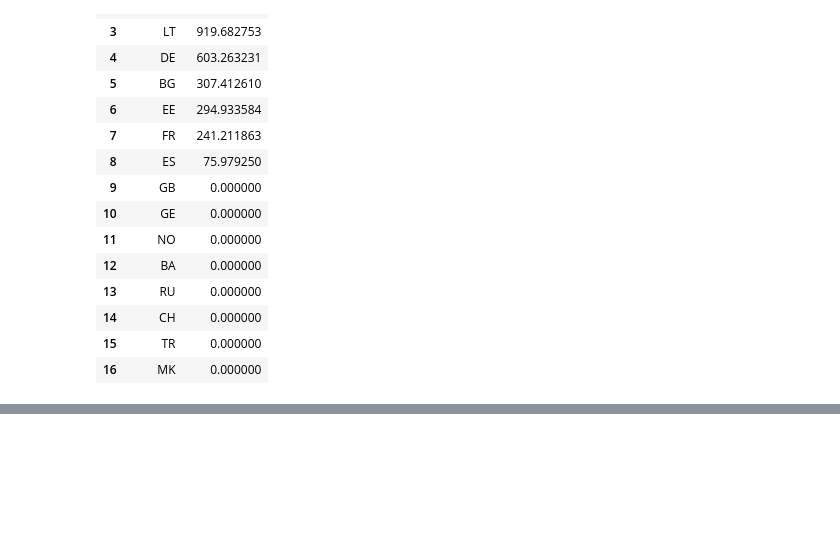
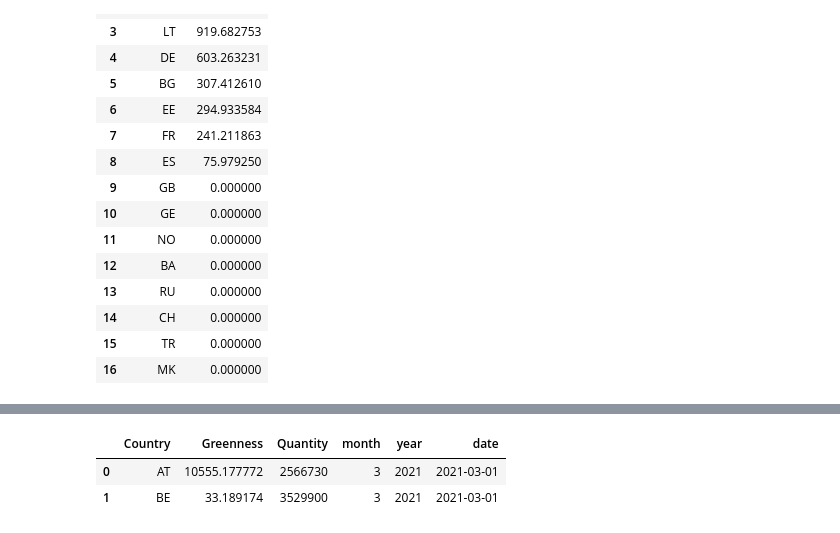
Before and after one commit to istat-methodology/coding-lab, a Jupyter notebook: sta-py/Comext Open Data.ipynb, the cells around one changed output, grey strips where cells are left out. Drawn from its saved outputs; the diff is of its cells as text; code cells hidden in the pictures; blank space fills up the shorter version.

Commit message:
add graph

```diff
--- a/sta-py/Comext Open Data.ipynb
+++ b/sta-py/Comext Open Data.ipynb
@@ -649,6 +674,38 @@ def GreennessGraph(df, month = 1, year = 2019, type_flow = 'export'):
     return G
+# %%
+def DFGreenGraph(G, month=None, year=None):
+    dict_summ = {}
+    for i in G.nodes():
+        summ = 0
+        for j in G[i]:
+            summ += G[i][j]['Greenness'] # for each node I calculate the sum of the GREENNESS of the out-edge
+        dict_summ[i] = summ
+
+    dict_summQ = {}
+    for i in G.nodes():
+        summQ = 0
+        for j in G[i]:
+            summQ += G[i][j]['Quantity'] # for each node I calculate the sum of the GREENNESS of the out-edge
+        dict_summQ[i] = summQ
+
+    df_greenG = pd.DataFrame(list(dict_summ.items()), columns=['Country', 'Greenness']).sort_values(by='Greenness', ascending=False).reset_index(drop=True)
+    df_greenQ = pd.DataFrame(list(dict_summQ.items()), columns=['Country', 'Quantity'])
+    df_GQ = df_greenG.merge(df_greenQ, on='Country')
+    df_GQ['month'] = month
+    df_GQ['year'] = year
+    df_GQ['date'] = datetime.datetime(year, month, 1)
+    df_GQ = df_GQ[df_GQ['Greenness']>0]
+    return df_GQ
 # %%
-GreenGraph = GreennessGraph(df_tot, 4, 2019)
+GreenGraph = GreennessGraph(df_tot, 4, 2019, product = '210690', t = 10)
+# %%
+d = DFGreenGraph(GreenGraph, month=3, year=2021)
+# %%
+d
+# %% [output]
+|  | Country | Greenness | Quantity | month | year | date |
+| 0 | AT | 10555.177772 | 2566730 | 3 | 2021 | 2021-03-01 |
+| 1 | BE | 33.189174 | 3529900 | 3 | 2021 | 2021-03-01 |
 # %%
 dict_summ = {}
 for i in GreenGraph.nodes():
```
Also changed, not shown: parts of 11 cells of this notebook.
